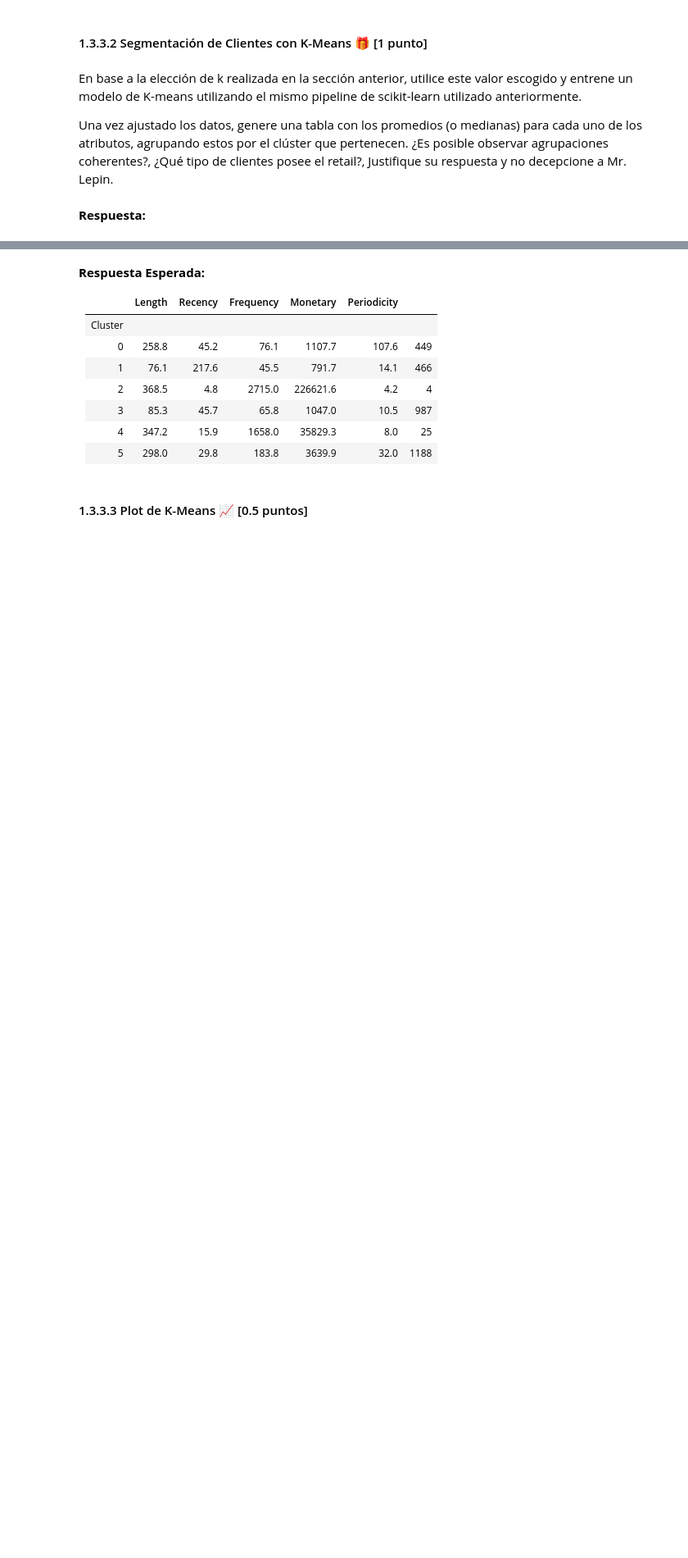
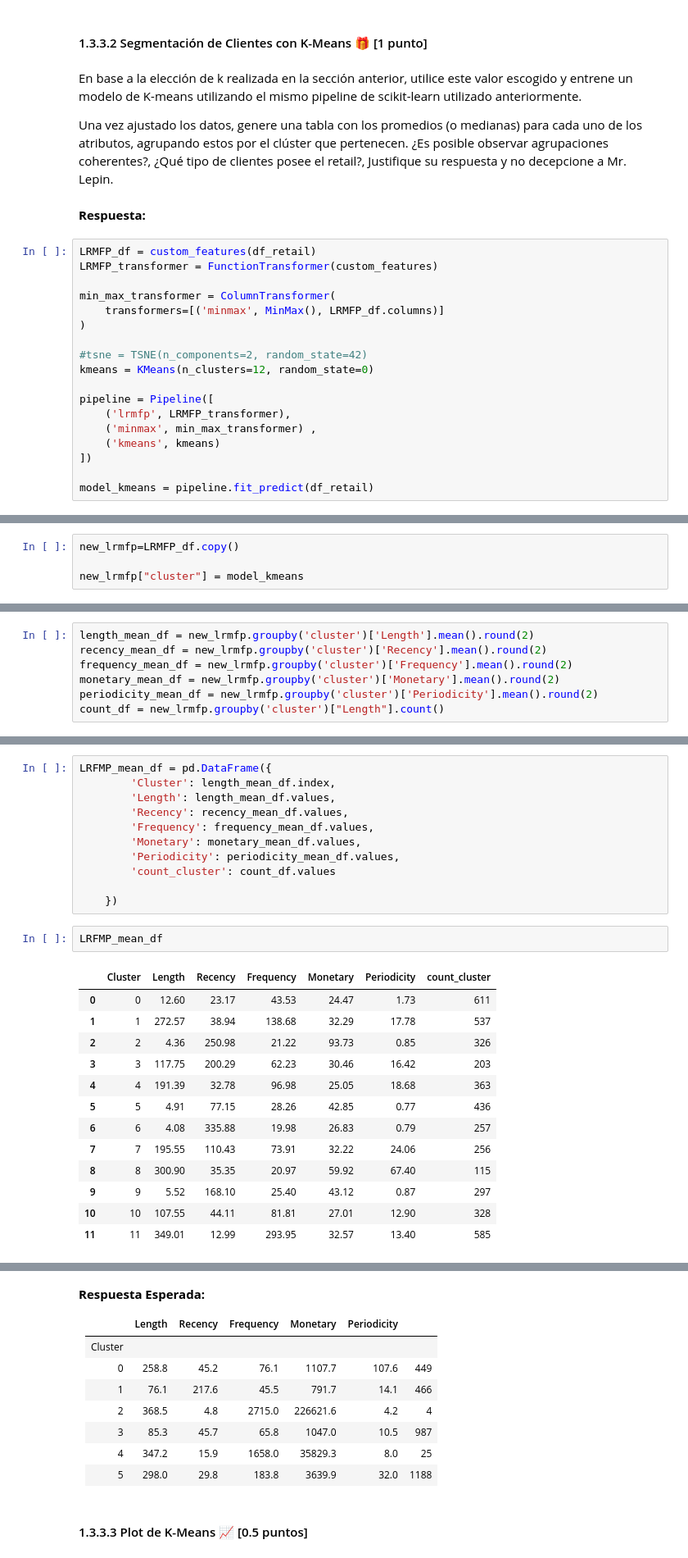
Before and after one commit to Zerzer0/MDS7202, a Jupyter notebook: Laboratorios/Laboratorio_7/Laboratorio7_Enunciado.ipynb, the cells around one changed output, grey strips where cells are left out. Shown at 82% size. Saved outputs shown, nothing was run; the diff lists cells and outputs as text; blank space fills up the shorter version.

```diff
--- a/Laboratorios/Laboratorio_7/Laboratorio7_Enunciado.ipynb
+++ b/Laboratorios/Laboratorio_7/Laboratorio7_Enunciado.ipynb
@@ -303,3 +353,21 @@ En base a la elección de k realizada en la sección anterior, utilice este valo
 Una vez ajustado los datos, genere una tabla con los promedios (o medianas) para cada uno de los atributos, agrupando estos por el clúster que pertenecen. ¿Es posible observar agrupaciones coherentes?, ¿Qué tipo de clientes posee el retail?, Justifique su respuesta y no decepcione a Mr. Lepin.
 # %% [markdown]
 **Respuesta:**
+# %%
+LRMFP_df = custom_features(df_retail)
+LRMFP_transformer = FunctionTransformer(custom_features)
+
+min_max_transformer = ColumnTransformer(
+    transformers=[('minmax', MinMax(), LRMFP_df.columns)]
+)
+
+#tsne = TSNE(n_components=2, random_state=42)
+kmeans = KMeans(n_clusters=12, random_state=0)
+
+pipeline = Pipeline([
+    ('lrmfp', LRMFP_transformer),
+    ('minmax', min_max_transformer) ,
+    ('kmeans', kmeans)
+])
+
+model_kmeans = pipeline.fit_predict(df_retail)
@@ -305,0 +376,4 @@ Una vez ajustado los datos, genere una tabla con los promedios (o medianas) para
+# %%
+new_lrmfp=LRMFP_df.copy()
+
+new_lrmfp["cluster"] = model_kmeans
@@ -305,0 +397,7 @@ Una vez ajustado los datos, genere una tabla con los promedios (o medianas) para
+# %%
+length_mean_df = new_lrmfp.groupby('cluster')['Length'].mean().round(2)
+recency_mean_df = new_lrmfp.groupby('cluster')['Recency'].mean().round(2)
+frequency_mean_df = new_lrmfp.groupby('cluster')['Frequency'].mean().round(2)
+monetary_mean_df = new_lrmfp.groupby('cluster')['Monetary'].mean().round(2)
+periodicity_mean_df = new_lrmfp.groupby('cluster')['Periodicity'].mean().round(2)
+count_df = new_lrmfp.groupby('cluster')["Length"].count()
@@ -305,0 +426,27 @@ Una vez ajustado los datos, genere una tabla con los promedios (o medianas) para
+# %%
+LRFMP_mean_df = pd.DataFrame({
+        'Cluster': length_mean_df.index,
+        'Length': length_mean_df.values,
+        'Recency': recency_mean_df.values,
+        'Frequency': frequency_mean_df.values,
+        'Monetary': monetary_mean_df.values,
+        'Periodicity': periodicity_mean_df.values,
+        'count_cluster': count_df.values
+
+    })
+# %%
+LRFMP_mean_df
+# %% [output]
+|  | Cluster | Length | Recency | Frequency | Monetary | Periodicity | count_cluster |
+| 0 | 0 | 12.60 | 23.17 | 43.53 | 24.47 | 1.73 | 611 |
+| 1 | 1 | 272.57 | 38.94 | 138.68 | 32.29 | 17.78 | 537 |
+| 2 | 2 | 4.36 | 250.98 | 21.22 | 93.73 | 0.85 | 326 |
+| 3 | 3 | 117.75 | 200.29 | 62.23 | 30.46 | 16.42 | 203 |
+| 4 | 4 | 191.39 | 32.78 | 96.98 | 25.05 | 18.68 | 363 |
+| 5 | 5 | 4.91 | 77.15 | 28.26 | 42.85 | 0.77 | 436 |
+| 6 | 6 | 4.08 | 335.88 | 19.98 | 26.83 | 0.79 | 257 |
+| 7 | 7 | 195.55 | 110.43 | 73.91 | 32.22 | 24.06 | 256 |
+| 8 | 8 | 300.90 | 35.35 | 20.97 | 59.92 | 67.40 | 115 |
+| 9 | 9 | 5.52 | 168.10 | 25.40 | 43.12 | 0.87 | 297 |
+| 10 | 10 | 107.55 | 44.11 | 81.81 | 27.01 | 12.90 | 328 |
+| 11 | 11 | 349.01 | 12.99 | 293.95 | 32.57 | 13.40 | 585 |
```
Also changed, not shown: parts of 15 cells of this notebook, 1 other file.
